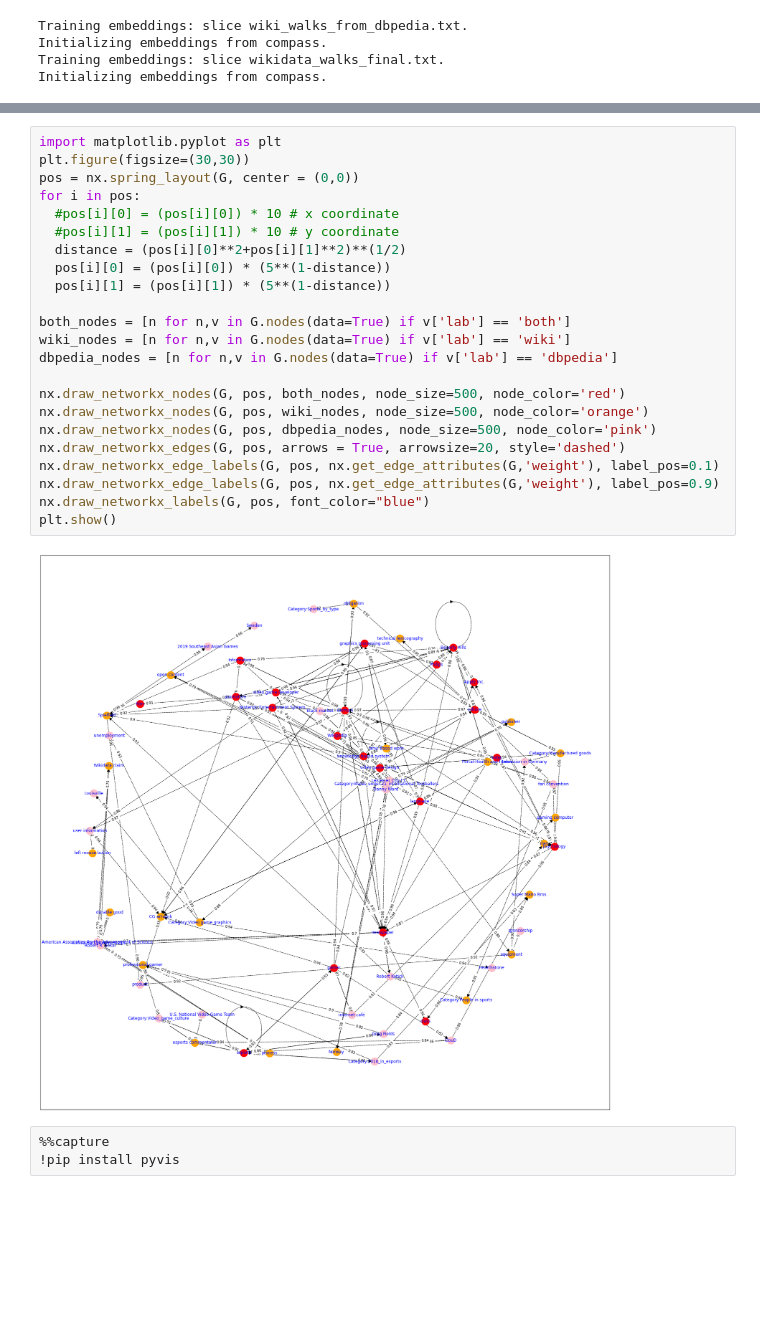
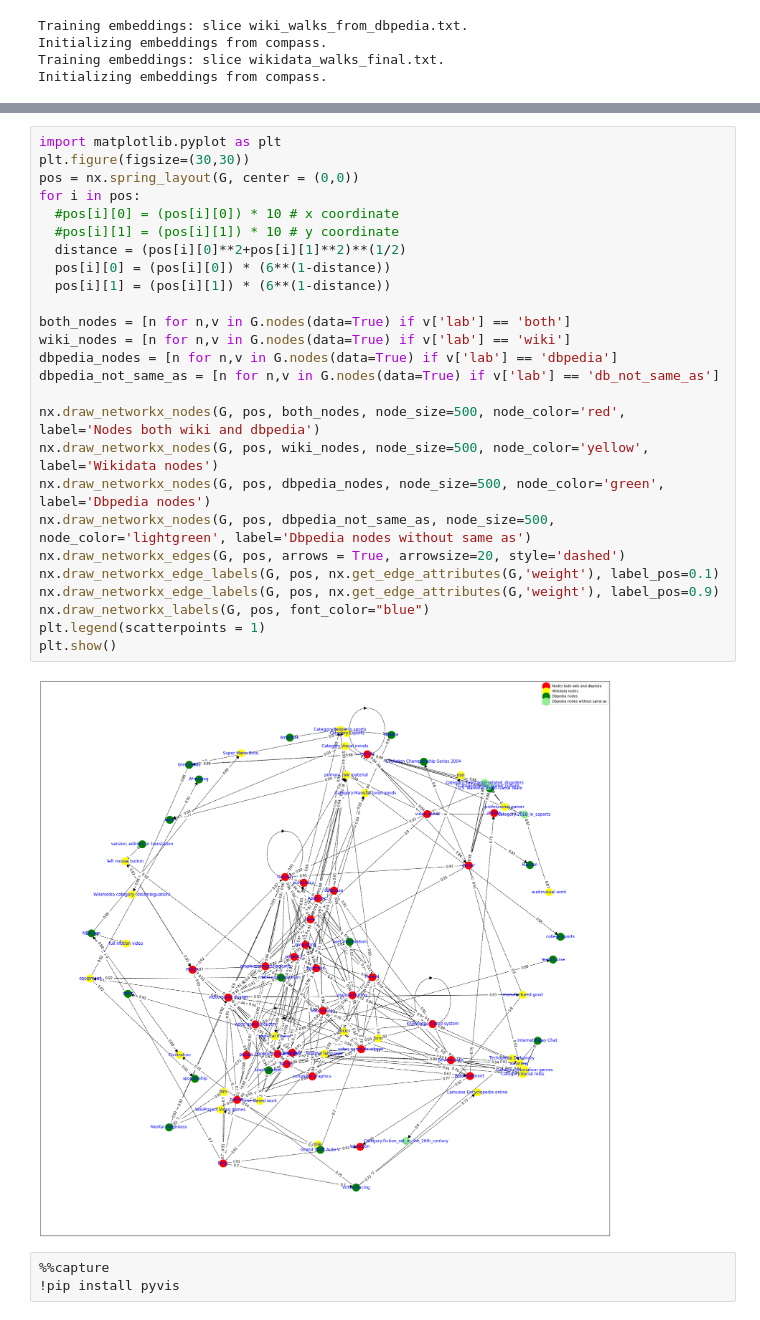
Before and after one commit to AlbezJelt/compass-aligned-graph-embeddings, a Jupyter notebook: notebooks/Cade.ipynb, the cells around one changed output, grey strips where cells are left out. Drawn from its saved outputs; the diff is of its cells as text; blank space fills up the shorter version.

Commit message:
Added to graph Dbpedia node without sameAs and legend

```diff
--- a/notebooks/Cade.ipynb
+++ b/notebooks/Cade.ipynb
@@ -137,28 +142,31 @@ graph_creation(startpoint, 5)
 # %%
 import matplotlib.pyplot as plt
 plt.figure(figsize=(30,30))
 pos = nx.spring_layout(G, center = (0,0))
 for i in pos:
   #pos[i][0] = (pos[i][0]) * 10 # x coordinate
   #pos[i][1] = (pos[i][1]) * 10 # y coordinate
   distance = (pos[i][0]**2+pos[i][1]**2)**(1/2)
-  pos[i][0] = (pos[i][0]) * (5**(1-distance))
-  pos[i][1] = (pos[i][1]) * (5**(1-distance))
+  pos[i][0] = (pos[i][0]) * (6**(1-distance))
+  pos[i][1] = (pos[i][1]) * (6**(1-distance))
 
 both_nodes = [n for n,v in G.nodes(data=True) if v['lab'] == 'both']
 wiki_nodes = [n for n,v in G.nodes(data=True) if v['lab'] == 'wiki']
 dbpedia_nodes = [n for n,v in G.nodes(data=True) if v['lab'] == 'dbpedia']
+dbpedia_not_same_as = [n for n,v in G.nodes(data=True) if v['lab'] == 'db_not_same_as']
 
-nx.draw_networkx_nodes(G, pos, both_nodes, node_size=500, node_color='red')
-nx.draw_networkx_nodes(G, pos, wiki_nodes, node_size=500, node_color='orange')
-nx.draw_networkx_nodes(G, pos, dbpedia_nodes, node_size=500, node_color='pink')
+nx.draw_networkx_nodes(G, pos, both_nodes, node_size=500, node_color='red', label='Nodes both wiki and dbpedia')
+nx.draw_networkx_nodes(G, pos, wiki_nodes, node_size=500, node_color='yellow', label='Wikidata nodes')
+nx.draw_networkx_nodes(G, pos, dbpedia_nodes, node_size=500, node_color='green', label='Dbpedia nodes')
+nx.draw_networkx_nodes(G, pos, dbpedia_not_same_as, node_size=500, node_color='lightgreen', label='Dbpedia nodes without same as')
 nx.draw_networkx_edges(G, pos, arrows = True, arrowsize=20, style='dashed')
 nx.draw_networkx_edge_labels(G, pos, nx.get_edge_attributes(G,'weight'), label_pos=0.1)
 nx.draw_networkx_edge_labels(G, pos, nx.get_edge_attributes(G,'weight'), label_pos=0.9)
 nx.draw_networkx_labels(G, pos, font_color="blue")
+plt.legend(scatterpoints = 1)
 plt.show()
 # %% [output]
-[figure, old version]
+[figure, new version]
 # %%
 %%capture
 !pip install pyvis
```
Also changed, not shown: parts of 3 cells of this notebook.
